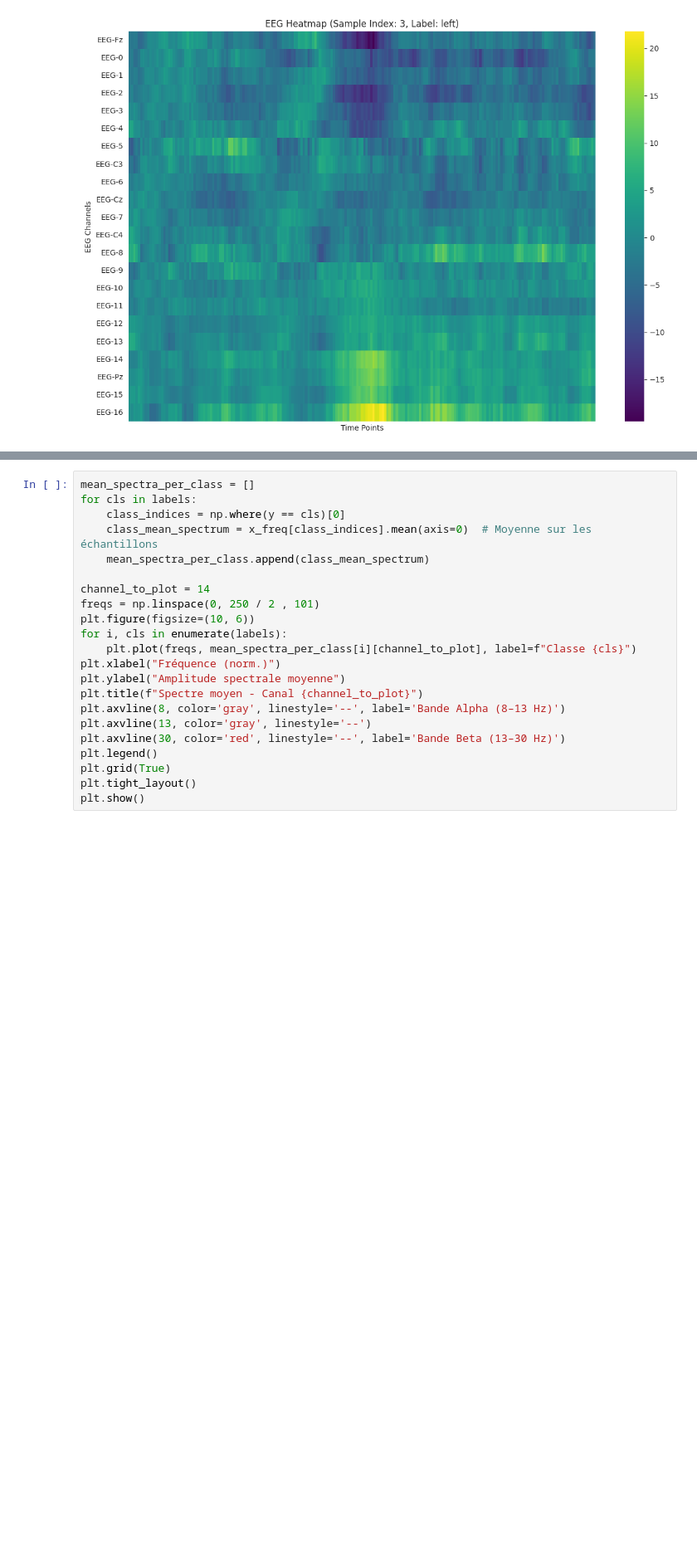
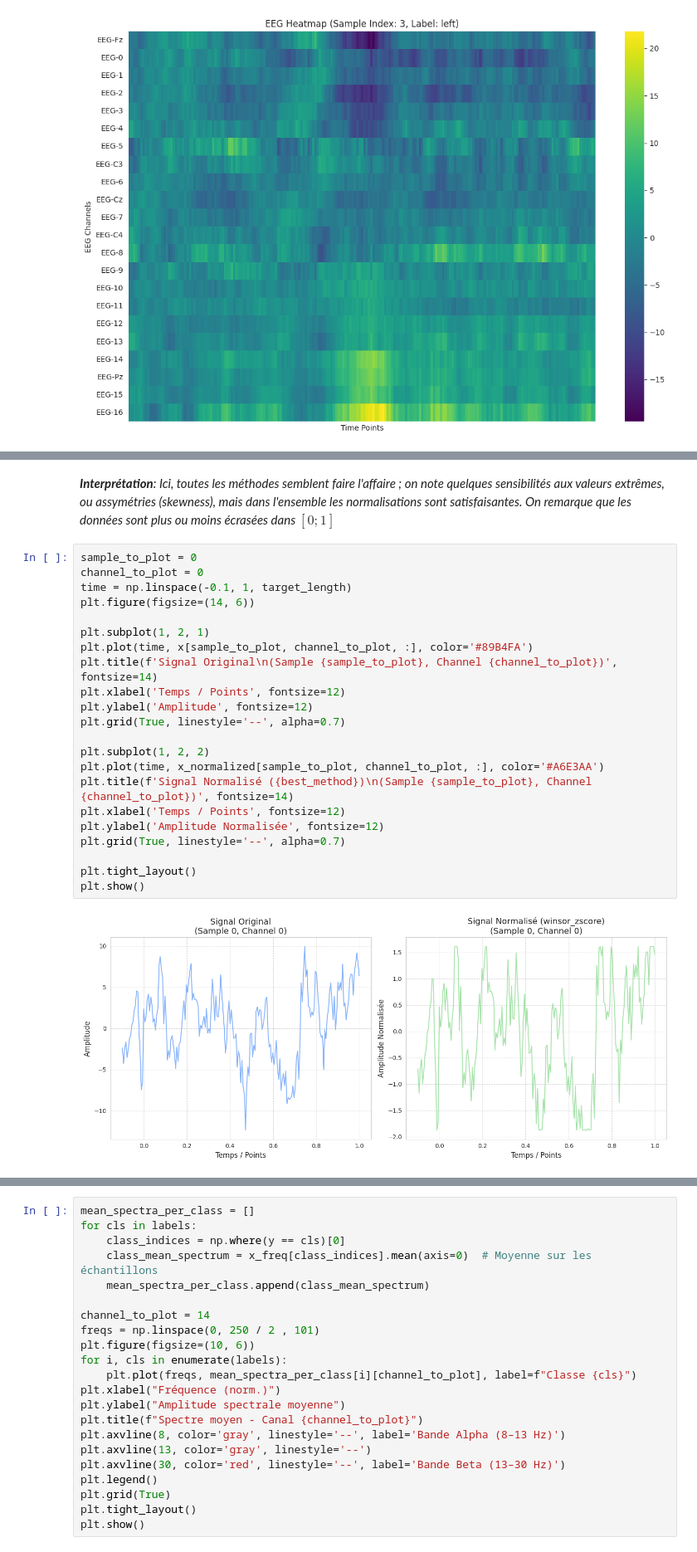
Before and after one commit to iRyann/EEG-Classification, a Jupyter notebook: eeg-classification.ipynb, the cells around one changed output, grey strips where cells are left out. Shown at 83% size. Drawn from its saved outputs; the diff is of its cells as text; blank space fills up the shorter version.

```diff
--- a/eeg-classification.ipynb
+++ b/eeg-classification.ipynb
@@ -160,0 +494,26 @@ Où :
+# %% [markdown]
+***Interprétation**: Ici, toutes les méthodes semblent faire l'affaire ; on note quelques sensibilités aux valeurs extrêmes, ou assymétries (skewness), mais dans l'ensemble les normalisations sont satisfaisantes. On remarque que les données sont plus ou moins écrasées dans $[0;1]$*
+# %%
+sample_to_plot = 0
+channel_to_plot = 0
+time = np.linspace(-0.1, 1, target_length)
+plt.figure(figsize=(14, 6))
+
+plt.subplot(1, 2, 1)
+plt.plot(time, x[sample_to_plot, channel_to_plot, :], color='#89B4FA')
+plt.title(f'Signal Original\n(Sample {sample_to_plot}, Channel {channel_to_plot})', fontsize=14)
+plt.xlabel('Temps / Points', fontsize=12)
+plt.ylabel('Amplitude', fontsize=12)
+plt.grid(True, linestyle='--', alpha=0.7)
+
+plt.subplot(1, 2, 2)
+plt.plot(time, x_normalized[sample_to_plot, channel_to_plot, :], color='#A6E3AA')
+plt.title(f'Signal Normalisé ({best_method})\n(Sample {sample_to_plot}, Channel {channel_to_plot})', fontsize=14)
+plt.xlabel('Temps / Points', fontsize=12)
+plt.ylabel('Amplitude Normalisée', fontsize=12)
+plt.grid(True, linestyle='--', alpha=0.7)
+
+plt.tight_layout()
+plt.show()
+# %% [output]
+[figure, added]
```
Also changed, not shown: parts of 85 cells of this notebook.
